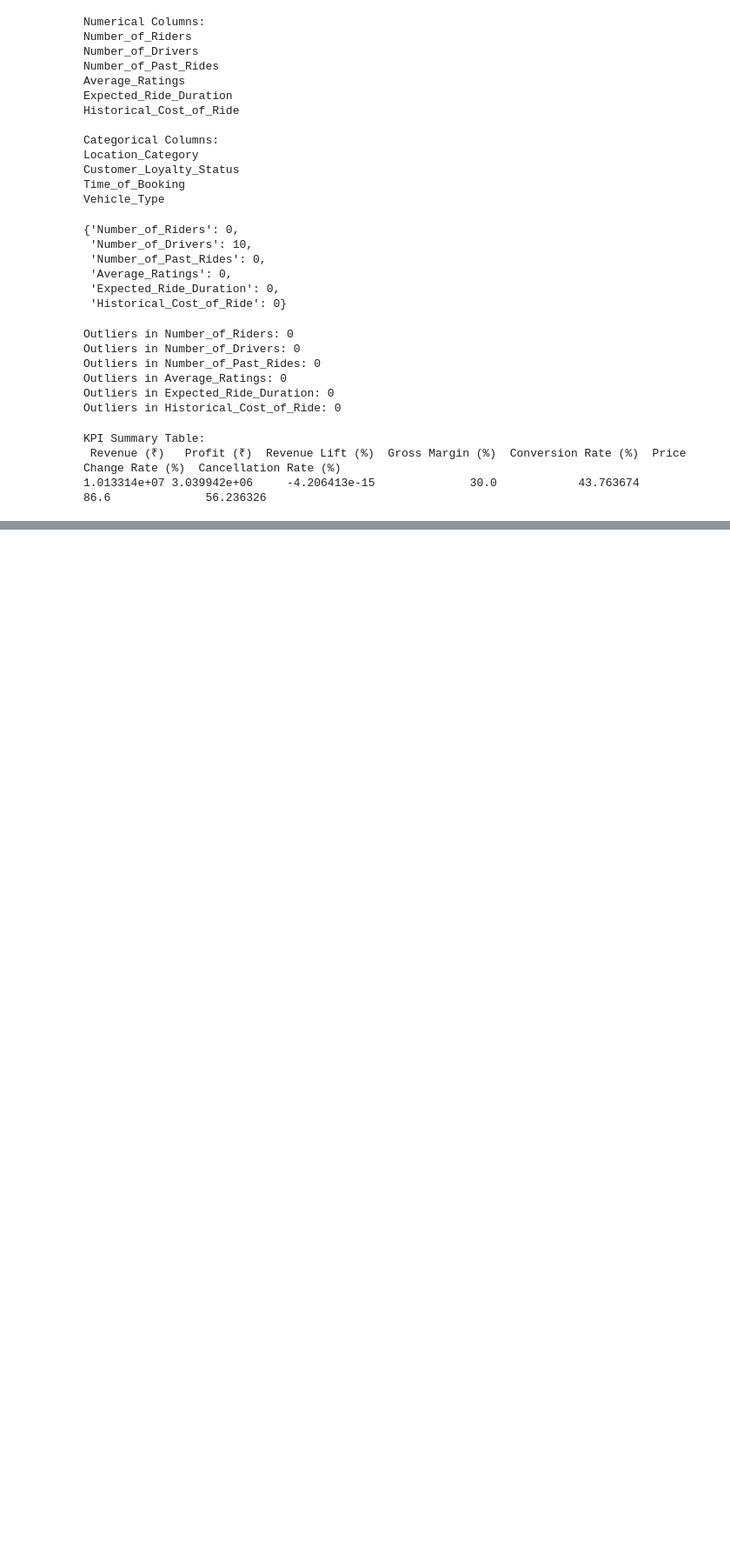
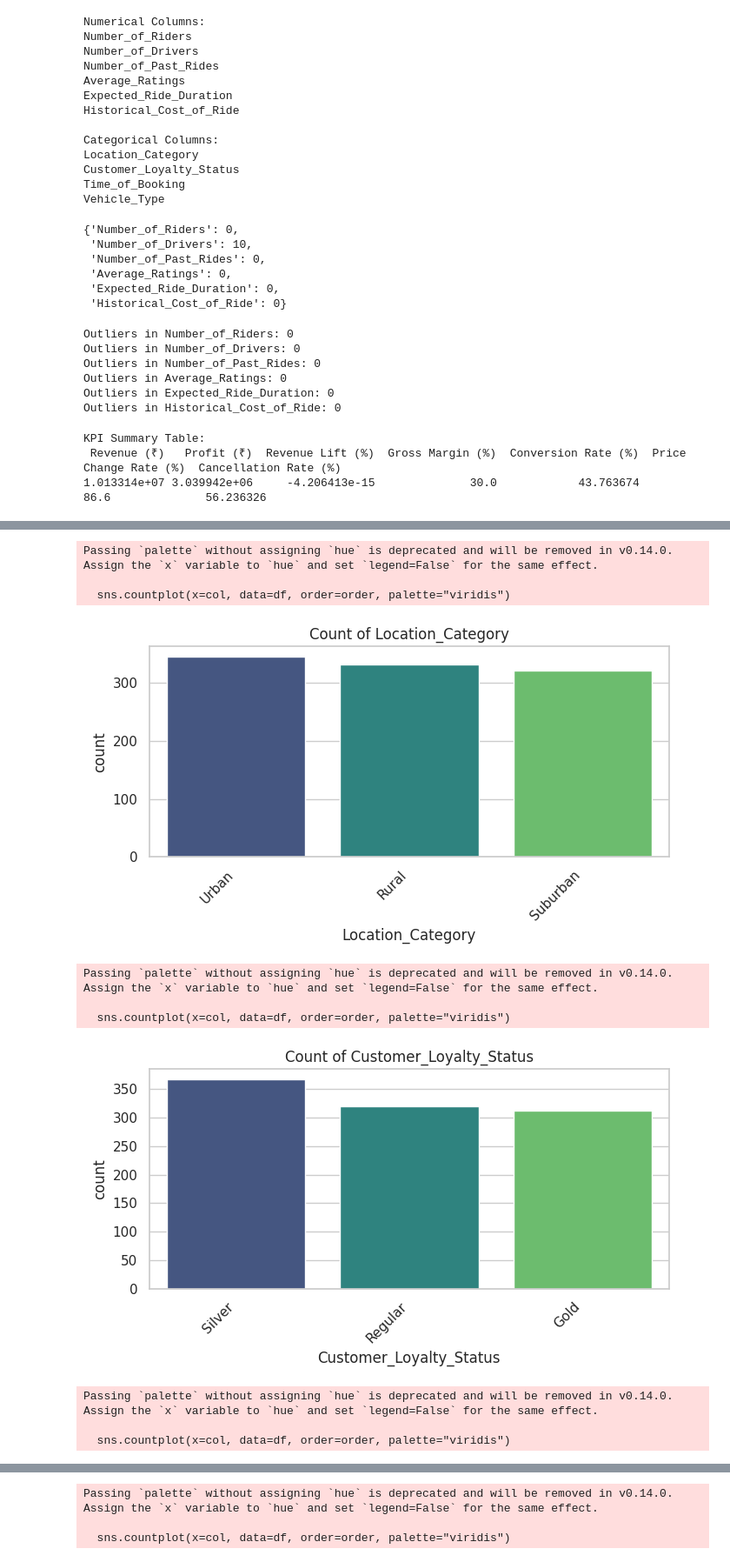
Before and after one commit to Deepikadhinakaran/AI_price_optima, a Jupyter notebook: price_optima.ipynb, the cells around one changed output, grey strips where cells are left out. Shown at 87% size. Cells and saved outputs as stored; diff of their text form; code cells hidden in the pictures; blank space fills up the shorter version.

```diff
--- a/price_optima.ipynb
+++ b/price_optima.ipynb
@@ -286,0 +354,26 @@ df.shape
+# %%
+# ============================
+# Cell 3 - Categorical Counts
+# ============================
+cat_cols = df.select_dtypes(include=["object", "category"]).columns
+
+for col in cat_cols:
+    plt.figure(figsize=(7, 4))
+    order = df[col].value_counts().index  # sort categories by count
+    sns.countplot(x=col, data=df, order=order, palette="viridis")
+    plt.title(f"Count of {col}")
+    plt.xticks(rotation=45, ha="right")
+    plt.tight_layout()
+    plt.show()
+# %% [output]
+Passing `palette` without assigning `hue` is deprecated and will be removed in v0.14.0. Assign the `x` variable to `hue` and set `legend=False` for the same effect.
+
+  sns.countplot(x=col, data=df, order=order, palette="viridis")
+[figure, added]
+Passing `palette` without assigning `hue` is deprecated and will be removed in v0.14.0. Assign the `x` variable to `hue` and set `legend=False` for the same effect.
+
+  sns.countplot(x=col, data=df, order=order, palette="viridis")
+[figure, added]
+Passing `palette` without assigning `hue` is deprecated and will be removed in v0.14.0. Assign the `x` variable to `hue` and set `legend=False` for the same effect.
+
+  sns.countplot(x=col, data=df, order=order, palette="viridis")
@@ -286,0 +381,3 @@ df.shape
+Passing `palette` without assigning `hue` is deprecated and will be removed in v0.14.0. Assign the `x` variable to `hue` and set `legend=False` for the same effect.
+
+  sns.countplot(x=col, data=df, order=order, palette="viridis")
```
Also changed, not shown: parts of 9 cells of this notebook.
